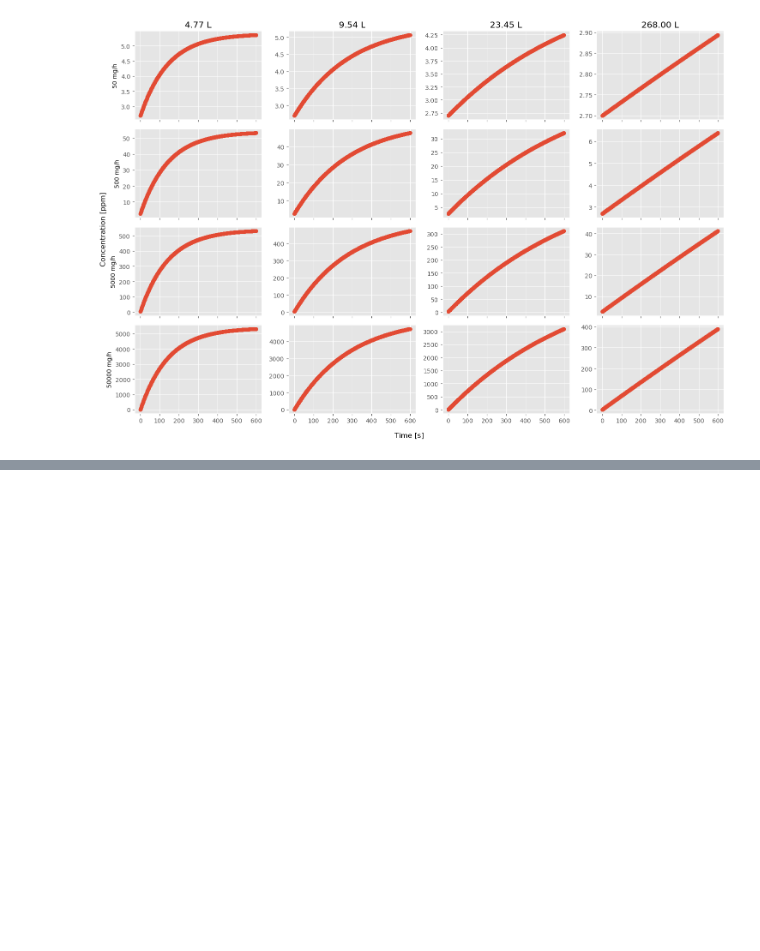
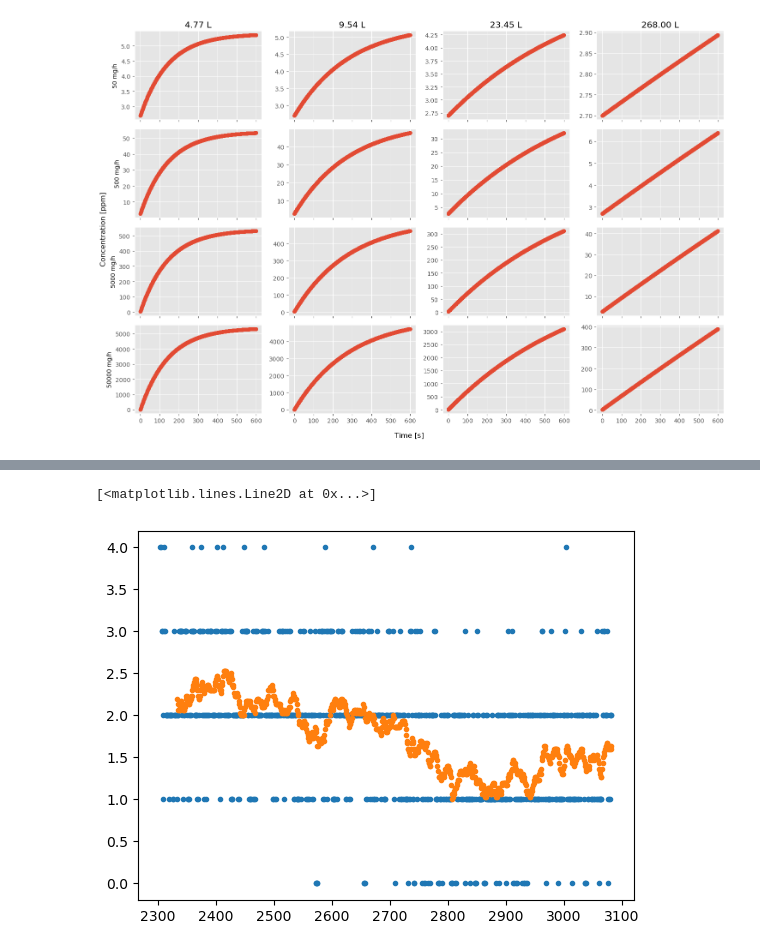
Before and after one commit to sebastianibam002/FlowRate, a Jupyter notebook: playground.ipynb, the cells around one changed output, grey strips where cells are left out. Saved outputs shown, nothing was run; the diff lists cells and outputs as text; code cells hidden in the pictures; blank space fills up the shorter version.

```diff
--- a/playground.ipynb
+++ b/playground.ipynb
@@ -45,0 +79,7 @@ plt.tight_layout()
+# %%
+how_many = 30
+plt.plot(sub_df[' PPM'], linestyle="", marker=".")
+plt.plot(sub_df[' PPM'].rolling(window=how_many).mean(), linestyle="", marker=".")
+# %% [output]
+[<matplotlib.lines.Line2D at 0x...>]
+[figure, added]
```
Also changed, not shown: parts of 2 cells of this notebook.
